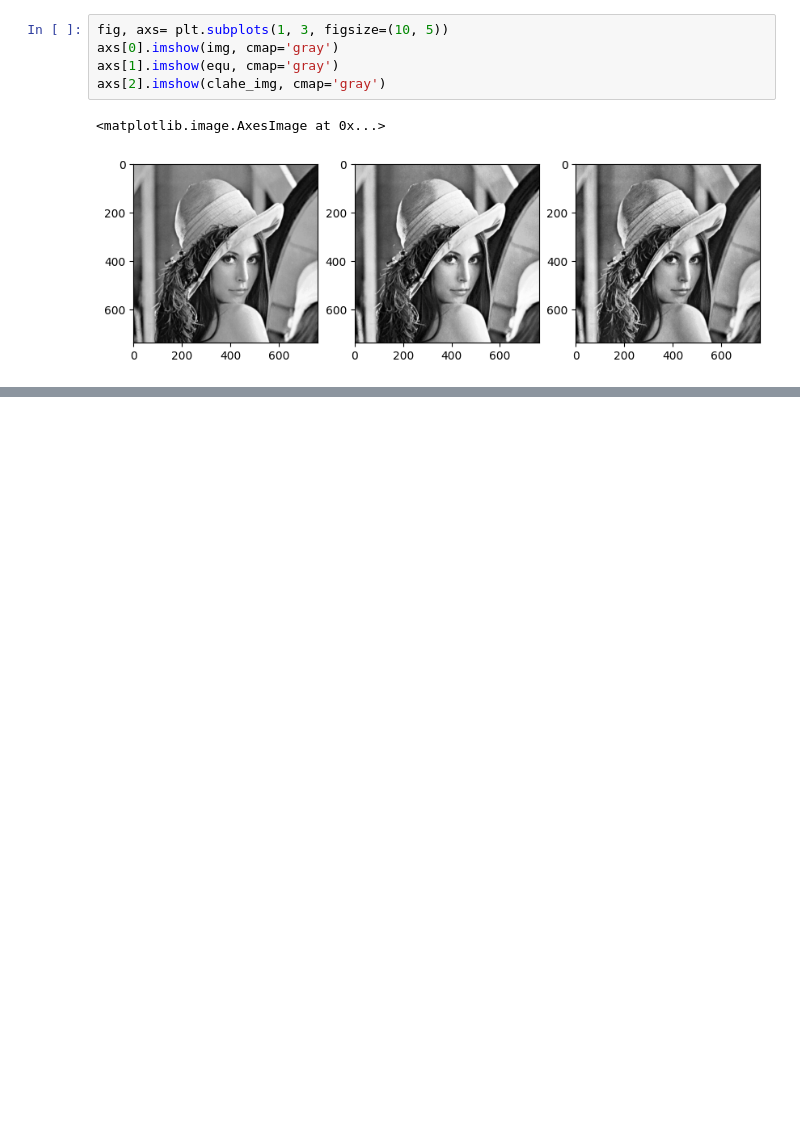
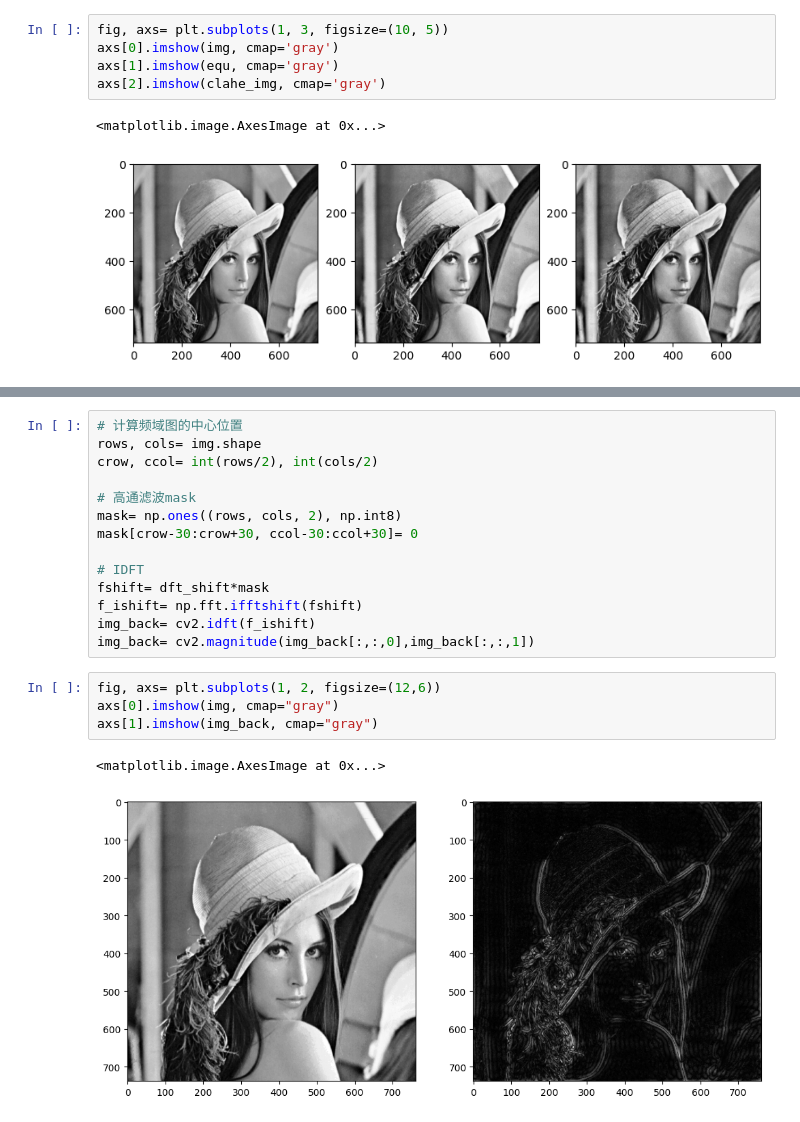
Before and after one commit to Tusiyang/OpenCV_Practice, a Jupyter notebook: Chapter 8/practice_code.ipynb, the cells around one changed output, grey strips where cells are left out. Saved outputs shown, nothing was run; the diff lists cells and outputs as text; blank space fills up the shorter version.

```diff
--- a/Chapter 8/practice_code.ipynb
+++ b/Chapter 8/practice_code.ipynb
@@ -78,0 +102,21 @@ axs[2].imshow(clahe_img, cmap='gray')
+# %%
+# 计算频域图的中心位置
+rows, cols= img.shape
+crow, ccol= int(rows/2), int(cols/2)
+
+# 高通滤波mask
+mask= np.ones((rows, cols, 2), np.int8)
+mask[crow-30:crow+30, ccol-30:ccol+30]= 0
+
+# IDFT
+fshift= dft_shift*mask
+f_ishift= np.fft.ifftshift(fshift)
+img_back= cv2.idft(f_ishift)
+img_back= cv2.magnitude(img_back[:,:,0],img_back[:,:,1])
+# %%
+fig, axs= plt.subplots(1, 2, figsize=(12,6))
+axs[0].imshow(img, cmap="gray")
+axs[1].imshow(img_back, cmap="gray")
+# %% [output]
+<matplotlib.image.AxesImage at 0x...>
+[figure, added]
```
Also changed, not shown: parts of 3 cells of this notebook.
